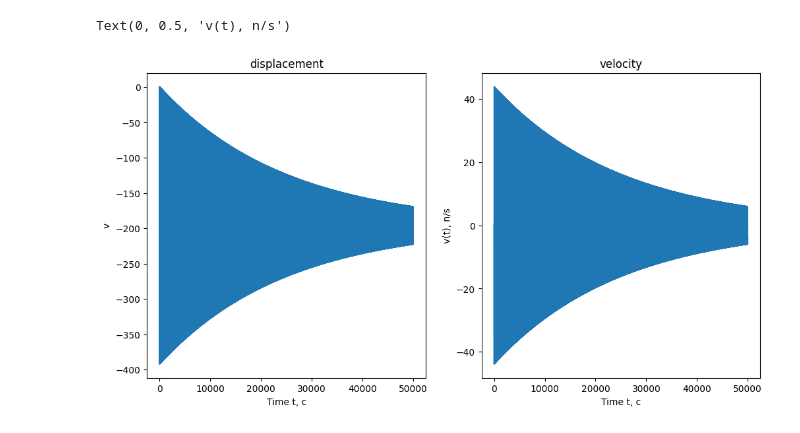
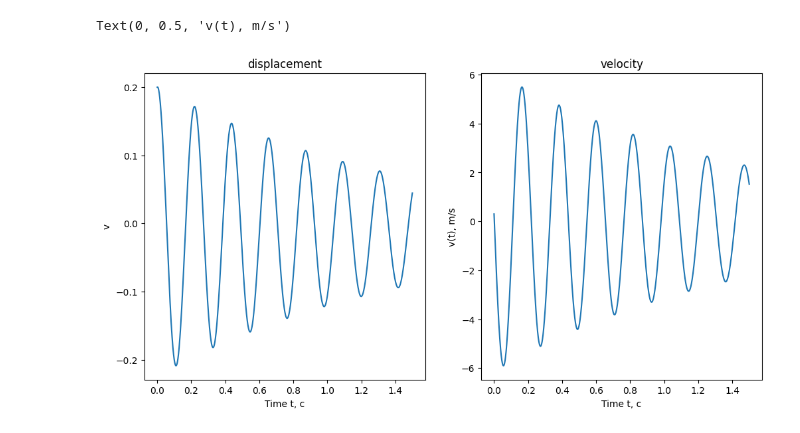
Before and after one commit to clerfayt28/Pitonchik, a Jupyter notebook: Лаба1.ipynb, the cells around one changed output. Cells and saved outputs as stored; diff of their text form; code cells hidden in the pictures.

```diff
--- a/Лаба1.ipynb
+++ b/Лаба1.ipynb
@@ -10,11 +10,11 @@ alpha, omega, fi=2.5, (k/n)**0.5, np.pi
 # %%
 x0, v0 = 0.2, 0.3
-tn = 50000
-n = int(1e+5)
+tn = 1.5
+n = int(10000)
 # %%
 def right_side_odu(xi,vi):
   f1 = vi
-  f2 = - g - k/n * xi - b/n * vi
+  f2 = - g - k/m * xi - b/m * vi
   return f1, f2
 # %%
 def solver_odu_rk(x0, v0, tn, n):
@@ -44,16 +44,16 @@ T, X, V = solver_odu_rk (x0, v0, tn, n)
 # %%
 plt.figure(figsize=(12,6))
 plt.subplot(1,2,1)
 plt.plot(T, X)
 plt.title('displacement')
 plt.xlabel('Time t, c')
 plt.ylabel('v')
 
 plt.subplot(1,2,2)
 plt.plot(T, V)
 plt.title('velocity')
 plt.xlabel('Time t, c')
-plt.ylabel('v(t), n/s')
+plt.ylabel('v(t), m/s')
 # %% [output]
-Text(0, 0.5, 'v(t), n/s')
+Text(0, 0.5, 'v(t), m/s')
-[figure, old version]
+[figure, new version]
```
Also changed, not shown: parts of 2 cells of this notebook.
